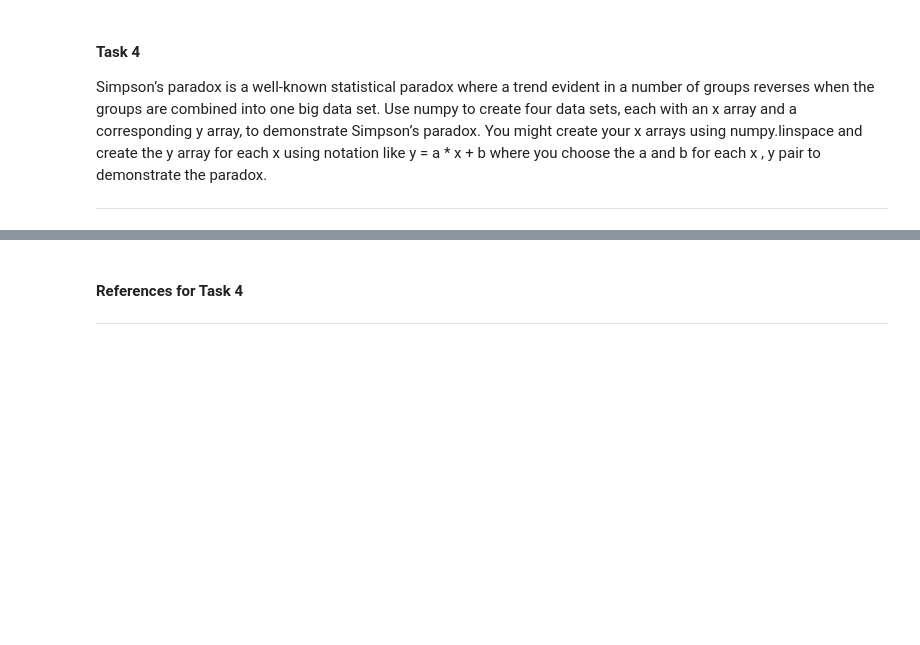
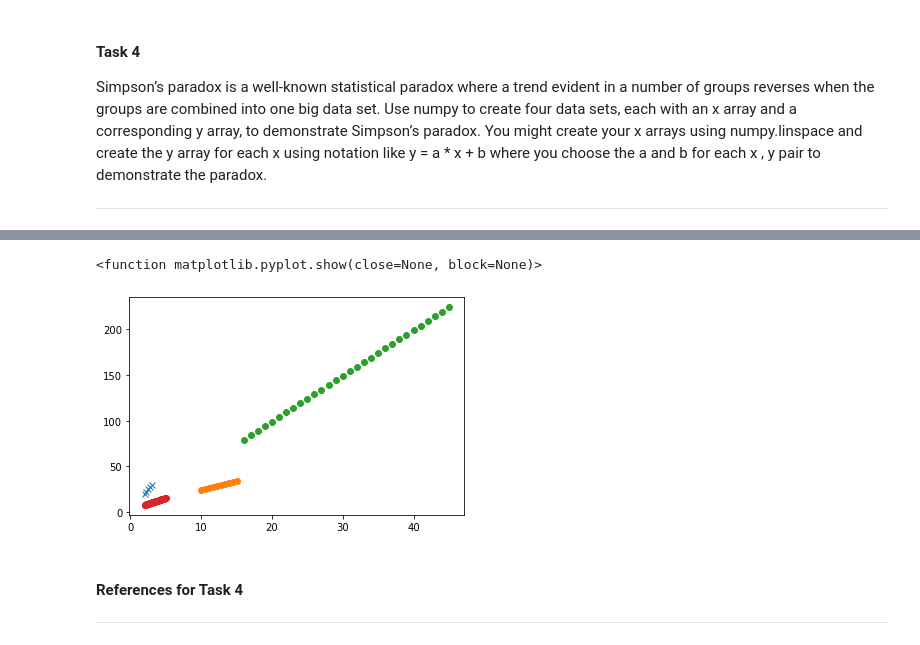
Before and after one commit to jonkavana/FODA-Assessment-2020, a Jupyter notebook: FODA - Task File.ipynb, the cells around one changed output, grey strips where cells are left out. Saved outputs shown, nothing was run; the diff lists cells and outputs as text; code cells hidden in the pictures; blank space fills up the shorter version.

```diff
--- a/FODA - Task File.ipynb
+++ b/FODA - Task File.ipynb
@@ -282,0 +327,3 @@ ___
+# %%
+Arr3x = np.linspace(16, 45, 30)
+Arr3x
@@ -282,0 +334,3 @@ ___
+# %%
+Arr3y = 5.0 * Arr3x - 1.0
+Arr3y
@@ -282,0 +341,3 @@ ___
+# %%
+Arr4x = np.linspace(2.0, 5.0, 40)
+Arr4x
@@ -282,0 +353,3 @@ ___
+# %%
+Arr4y = 2.5* Arr4x + 3.0
+Arr4y
@@ -283,3 +365,12 @@ ___
+# %%
+plt.plot(Arr1x, Arr1y, 'x')
+plt.plot(Arr2x, Arr2y, 'o')
+plt.plot(Arr3x, Arr3y, 'o')
+plt.plot(Arr4x, Arr4y, 'o')
+plt.show
+# %% [output]
+<function matplotlib.pyplot.show(close=None, block=None)>
+[figure, added]
 # %% [markdown]
 #### References for Task 4
 
```
Also changed, not shown: parts of 19 cells of this notebook.
